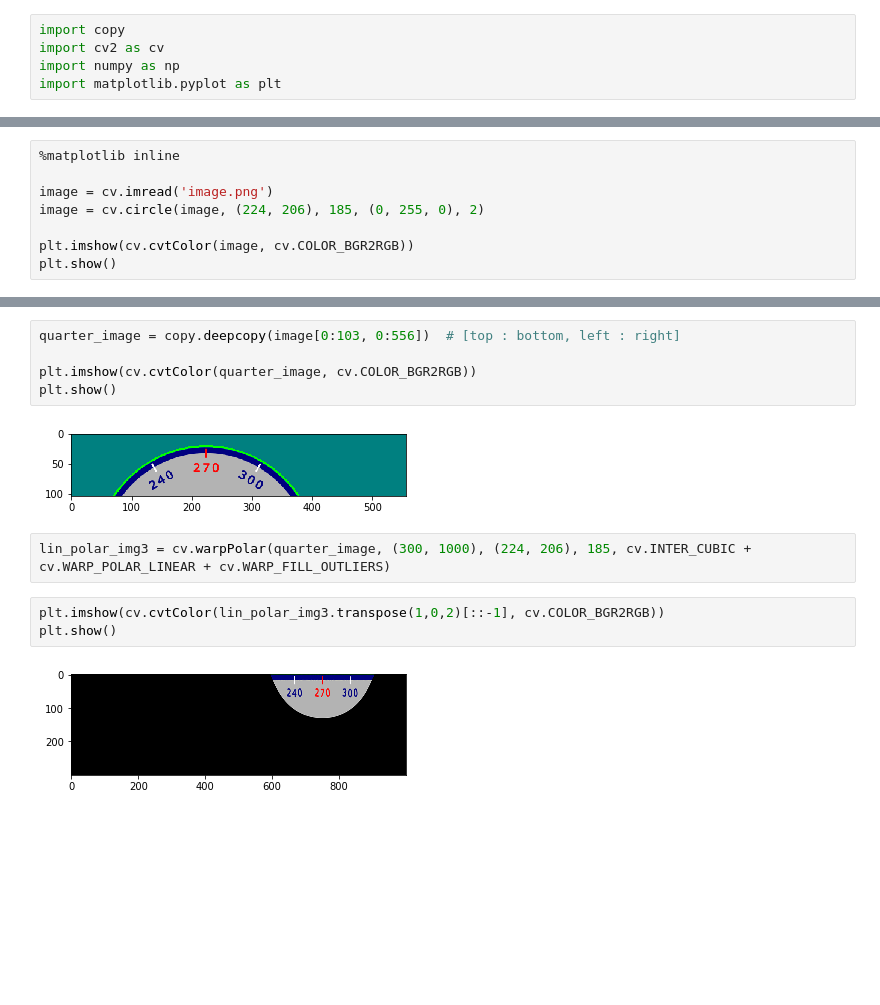
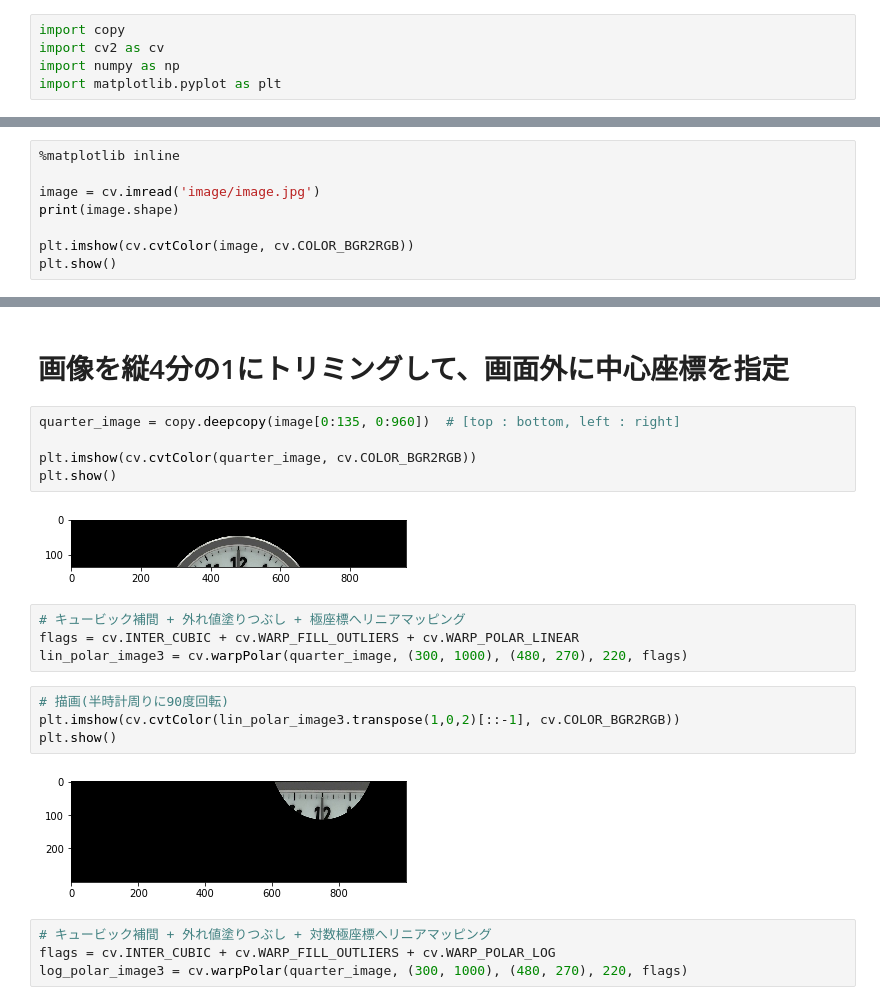
Before and after one commit to Kazuhito00/cv-warpPolar-example, a Jupyter notebook: warppolar-example.ipynb, the cells around one changed output, grey strips where cells are left out. Cells and saved outputs as stored; diff of their text form; blank space fills up the shorter version.

```diff
--- a/warppolar-example.ipynb
+++ b/warppolar-example.ipynb
@@ -6,8 +10,8 @@ import matplotlib.pyplot as plt
 # %%
 %matplotlib inline
 
-image = cv.imread('image.png')
-image = cv.circle(image, (224, 206), 185, (0, 255, 0), 2)
+image = cv.imread('image/image.jpg')
+print(image.shape)
 
 plt.imshow(cv.cvtColor(image, cv.COLOR_BGR2RGB))
 plt.show()
@@ -37,14 +112,23 @@ plt.show()
+# %% [markdown]
+# 画像を縦4分の1にトリミングして、画面外に中心座標を指定
 # %%
-quarter_image = copy.deepcopy(image[0:103, 0:556])  # [top : bottom, left : right]
+quarter_image = copy.deepcopy(image[0:135, 0:960])  # [top : bottom, left : right]
 
 plt.imshow(cv.cvtColor(quarter_image, cv.COLOR_BGR2RGB))
 plt.show()
 # %% [output]
-[figure, old version]
+[figure, new version]
-# %%
-lin_polar_img3 = cv.warpPolar(quarter_image, (300, 1000), (224, 206), 185, cv.INTER_CUBIC + cv.WARP_POLAR_LINEAR + cv.WARP_FILL_OUTLIERS)
+# %%
+# キュービック補間 + 外れ値塗りつぶし + 極座標へリニアマッピング
+flags = cv.INTER_CUBIC + cv.WARP_FILL_OUTLIERS + cv.WARP_POLAR_LINEAR
+lin_polar_image3 = cv.warpPolar(quarter_image, (300, 1000), (480, 270), 220, flags)
 # %%
-plt.imshow(cv.cvtColor(lin_polar_img3.transpose(1,0,2)[::-1], cv.COLOR_BGR2RGB))
+# 描画(半時計周りに90度回転)
+plt.imshow(cv.cvtColor(lin_polar_image3.transpose(1,0,2)[::-1], cv.COLOR_BGR2RGB))
 plt.show()
 # %% [output]
-[figure, old version]
+[figure, new version]
+# %%
+# キュービック補間 + 外れ値塗りつぶし + 対数極座標へリニアマッピング
+flags = cv.INTER_CUBIC + cv.WARP_FILL_OUTLIERS + cv.WARP_POLAR_LOG
+log_polar_image3 = cv.warpPolar(quarter_image, (300, 1000), (480, 270), 220, flags)
```
Also changed, not shown: parts of 29 cells of this notebook, 5 other files.
